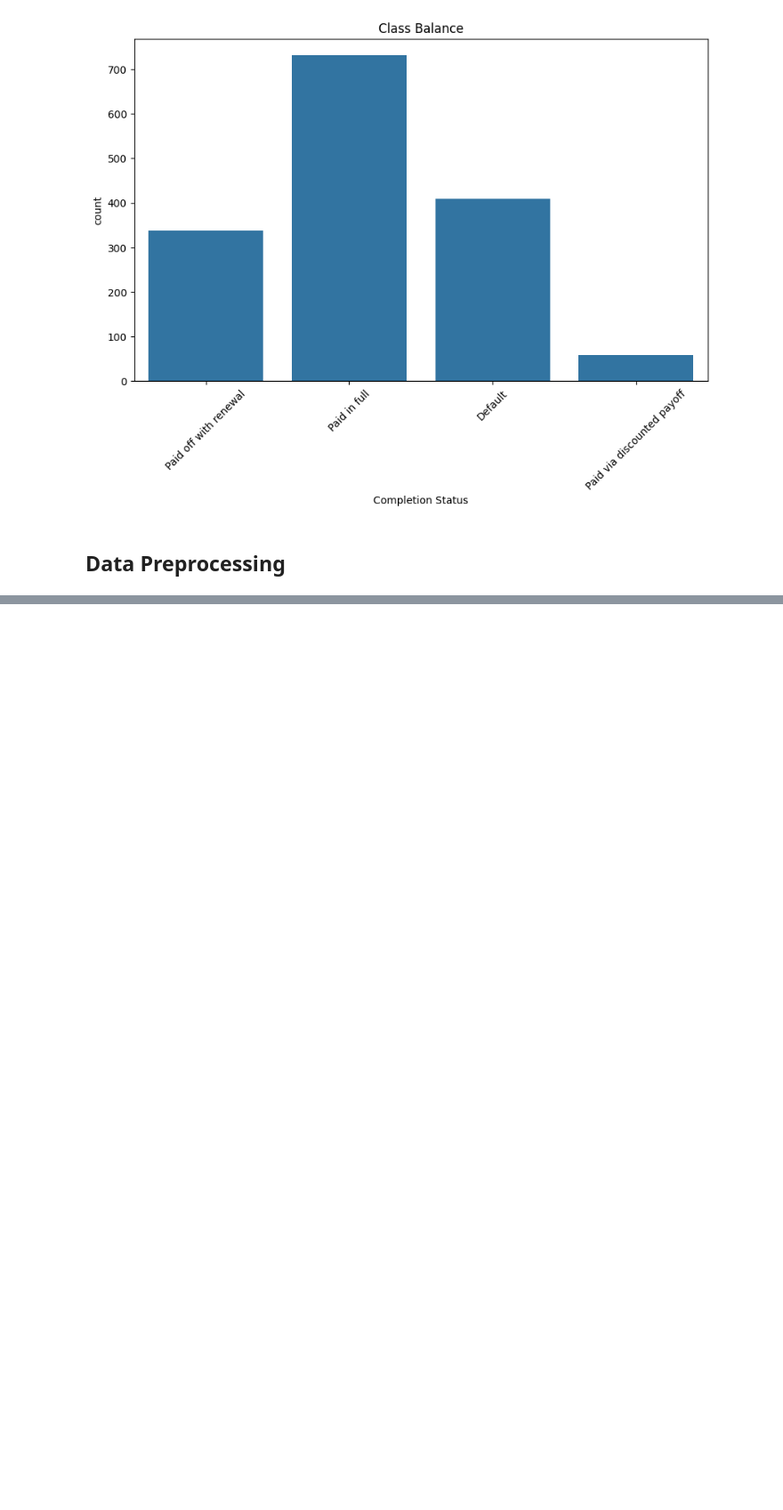
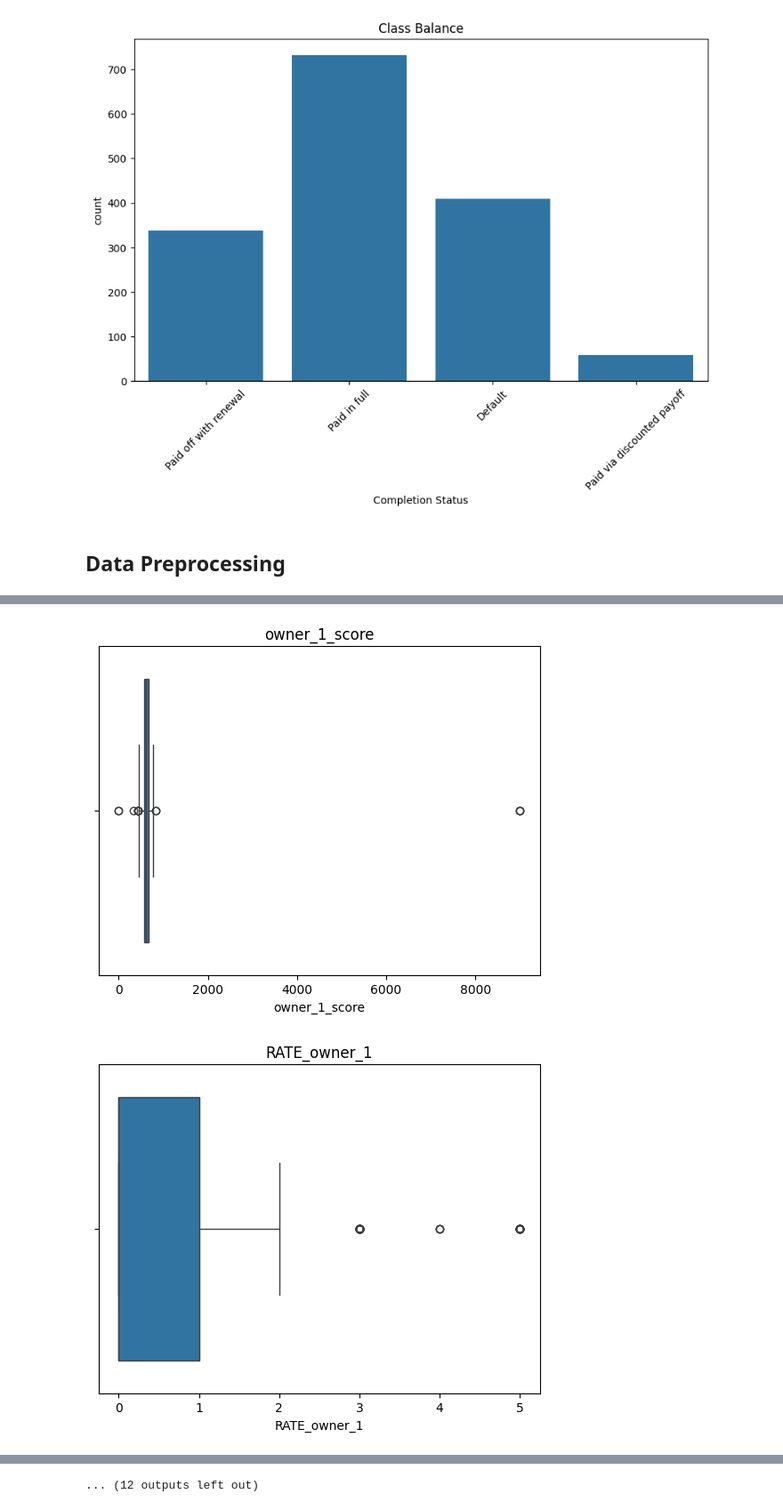
Before and after one commit to Aboodtt404/Loan-Completion-ML, a Jupyter notebook: loan_completion_ml.ipynb, the cells around one changed output, grey strips where cells are left out. Shown at 89% size. Drawn from its saved outputs; the diff is of its cells as text; code cells hidden in the pictures; blank space fills up the shorter version.

```diff
--- a/loan_completion_ml.ipynb
+++ b/loan_completion_ml.ipynb
@@ -163,0 +333,22 @@ print(feature_importance_df.head(top_n))
+# %%
+from sklearn.preprocessing import StandardScaler
+from sklearn.decomposition import PCA
+selected_columns = main_df[['INPUT_VALUE_ID_FOR_tax_lien_amount',
+                       'INPUT_VALUE_ID_FOR_judgement_lien_amount',
+                       'INPUT_VALUE_ID_FOR_tax_lien_percent',
+                       'judgement_lien_percent',
+                       'INPUT_VALUE_ID_FOR_avg_net_deposits',
+                       'INPUT_VALUE_ID_FOR_monthly_gross',
+                       'CAP_AMOUNT_owner_1',
+                       'CAP_AMOUNT_owner_4',
+                       'PERCENT_OWN_owner_4',
+                       'PERCENT_OWN_owner_1',
+                       'INPUT_VALUE_ID_FOR_industry_type',
+                       'RATE_ID_FOR_fc_margin',
+                       'RATE_ID_FOR_monthly_gross',
+                       'owner_1_score']]
+scaler = StandardScaler()
+std = scaler.fit_transform(selected_columns)
+pca = PCA(n_components=1)
+pca.fit(std)
+X_pca = pca.transform(std)
@@ -163,0 +418,16 @@ print(feature_importance_df.head(top_n))
+# %%
+main_df.drop('RATE_ID_FOR_average_ledger', axis = 1,inplace =True)
+main_df.drop('INPUT_VALUE_ID_FOR_industry_type', axis = 1,inplace =True)
+main_df.drop('RATE_ID_FOR_current_position', axis = 1,inplace =True)
+main_df.drop('location', axis = 1,inplace =True)
+main_df.drop('RATE_ID_FOR_monthly_gross', axis = 1,inplace =True)
+main_df.drop('RATE_ID_FOR_fc_margin', axis = 1,inplace =True)
+# %%
+for i in main_df.columns:
+    plt.figure()
+    sns.boxplot(x=main_df[i])
+    plt.title(i)
+    plt.show()
+# %% [output]
+[figure, added]
+[figure, added]
@@ -163,0 +444 @@ print(feature_importance_df.head(top_n))
+... (12 outputs left out)
```
Also changed, not shown: parts of 51 cells of this notebook, 1 other file.
